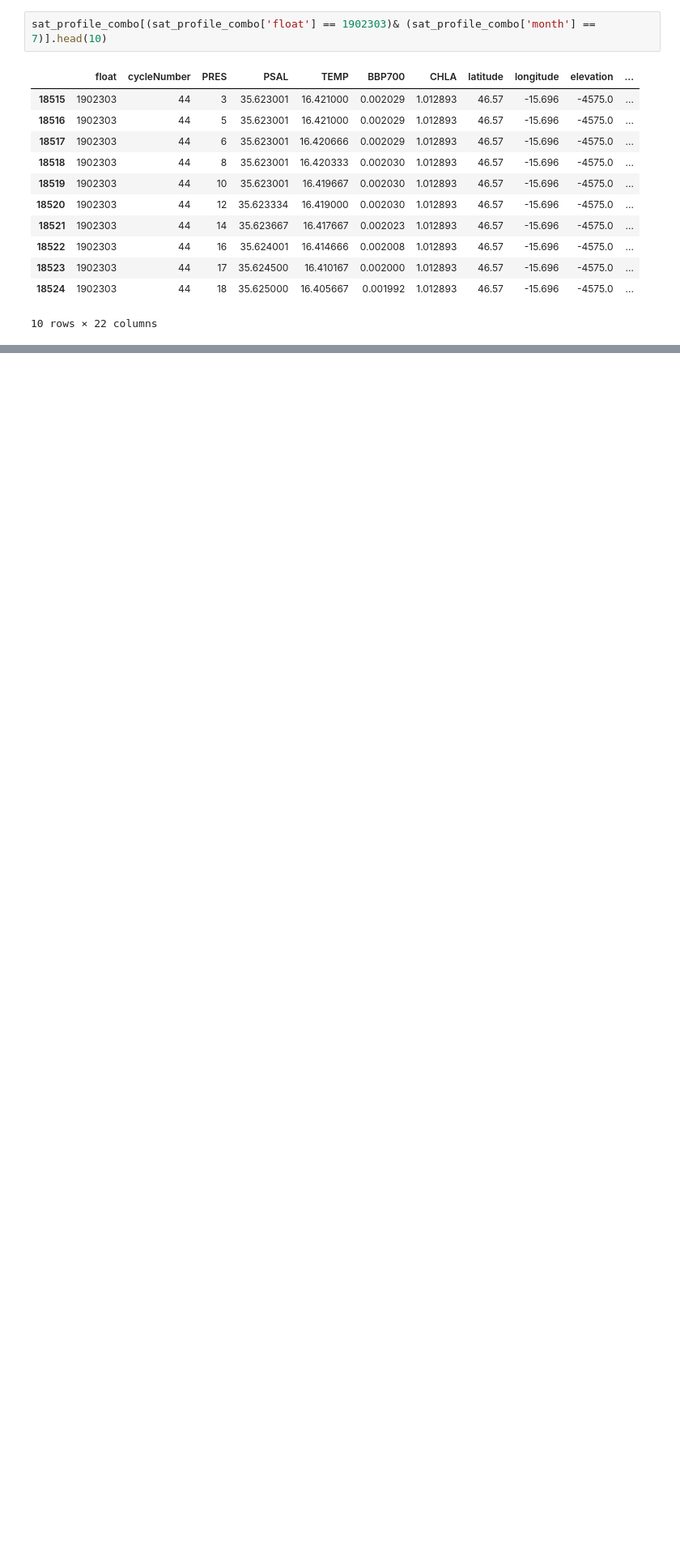
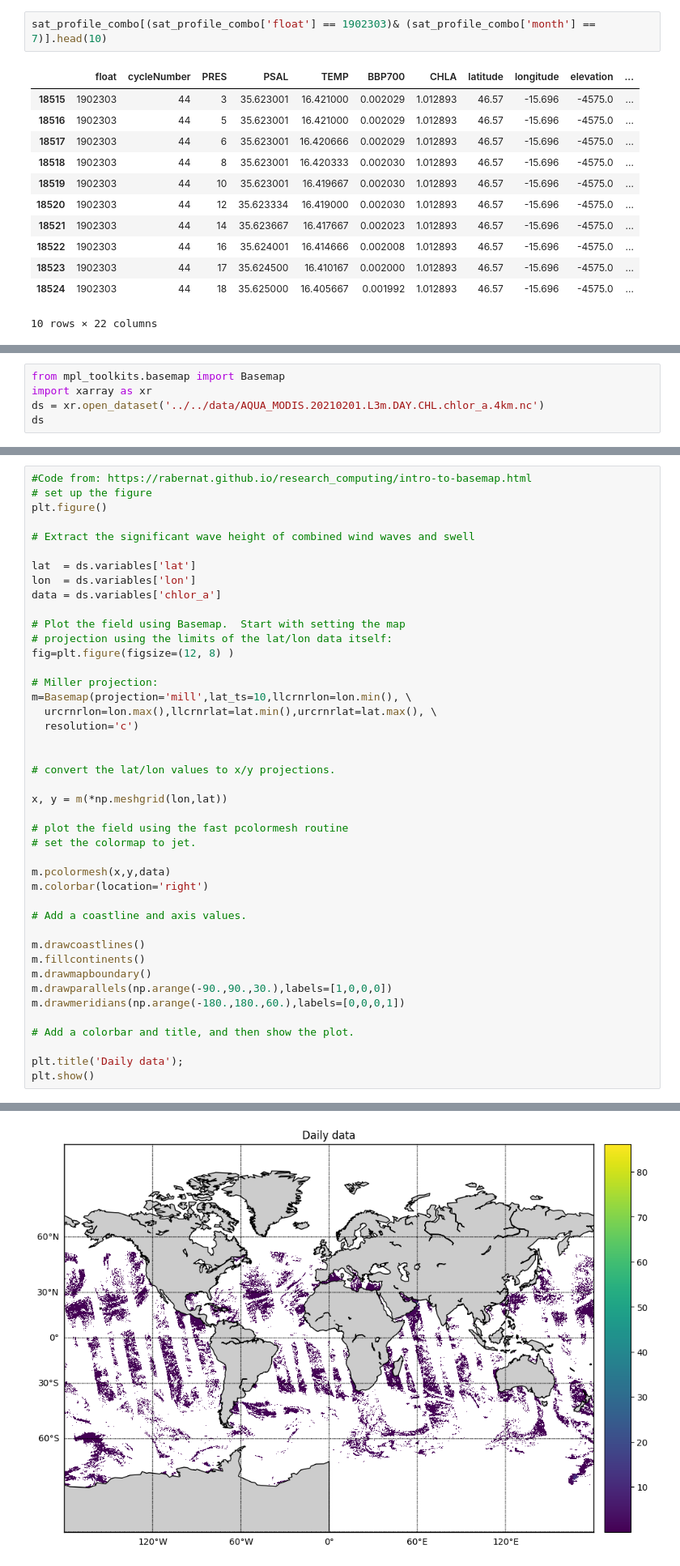
Before and after one commit to gnyirjesy/ocean-depth-characterization, a Jupyter notebook: EDA/eda_gn.ipynb, the cells around one changed output, grey strips where cells are left out. Shown at 81% size. Drawn from its saved outputs; the diff is of its cells as text; blank space fills up the shorter version.

Commit message:
Eda gn (#18)
* add map plot for daily missing value comparison

* extract final plots and tables for report 1

```diff
--- a/EDA/eda_gn.ipynb
+++ b/EDA/eda_gn.ipynb
@@ -540,0 +543,5 @@ sat_profile_combo[(sat_profile_combo['float'] == 1902303)& (sat_profile_combo['m
+# %%
+from mpl_toolkits.basemap import Basemap
+import xarray as xr
+ds = xr.open_dataset('../../data/AQUA_MODIS.20210201.L3m.DAY.CHL.chlor_a.4km.nc')
+ds
@@ -540,0 +566,44 @@ sat_profile_combo[(sat_profile_combo['float'] == 1902303)& (sat_profile_combo['m
+# %%
+#Code from: https://rabernat.github.io/research_computing/intro-to-basemap.html
+# set up the figure
+plt.figure()
+
+# Extract the significant wave height of combined wind waves and swell
+
+lat  = ds.variables['lat']
+lon  = ds.variables['lon']
+data = ds.variables['chlor_a']
+
+# Plot the field using Basemap.  Start with setting the map
+# projection using the limits of the lat/lon data itself:
+fig=plt.figure(figsize=(12, 8) )
+
+# Miller projection:
+m=Basemap(projection='mill',lat_ts=10,llcrnrlon=lon.min(), \
+  urcrnrlon=lon.max(),llcrnrlat=lat.min(),urcrnrlat=lat.max(), \
+  resolution='c')
+
+
+# convert the lat/lon values to x/y projections.
+
+x, y = m(*np.meshgrid(lon,lat))
+
+# plot the field using the fast pcolormesh routine
+# set the colormap to jet.
+
+m.pcolormesh(x,y,data)
+m.colorbar(location='right')
+
+# Add a coastline and axis values.
+
+m.drawcoastlines()
+m.fillcontinents()
+m.drawmapboundary()
+m.drawparallels(np.arange(-90.,90.,30.),labels=[1,0,0,0])
+m.drawmeridians(np.arange(-180.,180.,60.),labels=[0,0,0,1])
+
+# Add a colorbar and title, and then show the plot.
+
+plt.title('Daily data');
+plt.show()
+# %% [output]
@@ -540,0 +611 @@ sat_profile_combo[(sat_profile_combo['float'] == 1902303)& (sat_profile_combo['m
+[figure, added]
```
Also changed, not shown: parts of 3 cells of this notebook, 1 other file.
